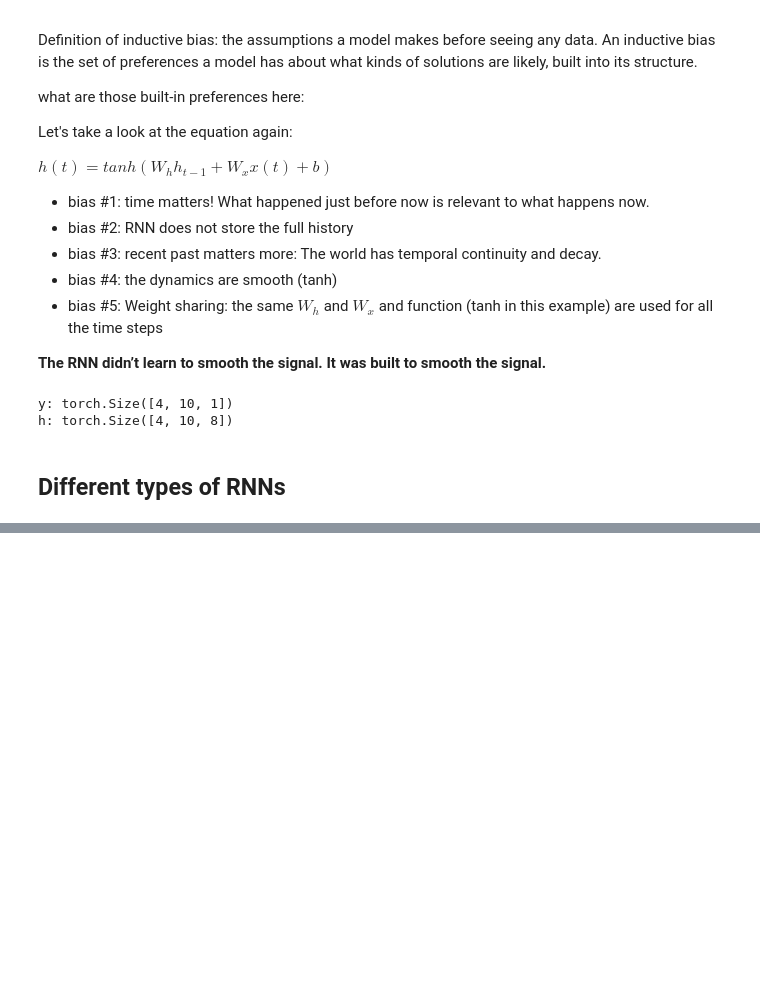
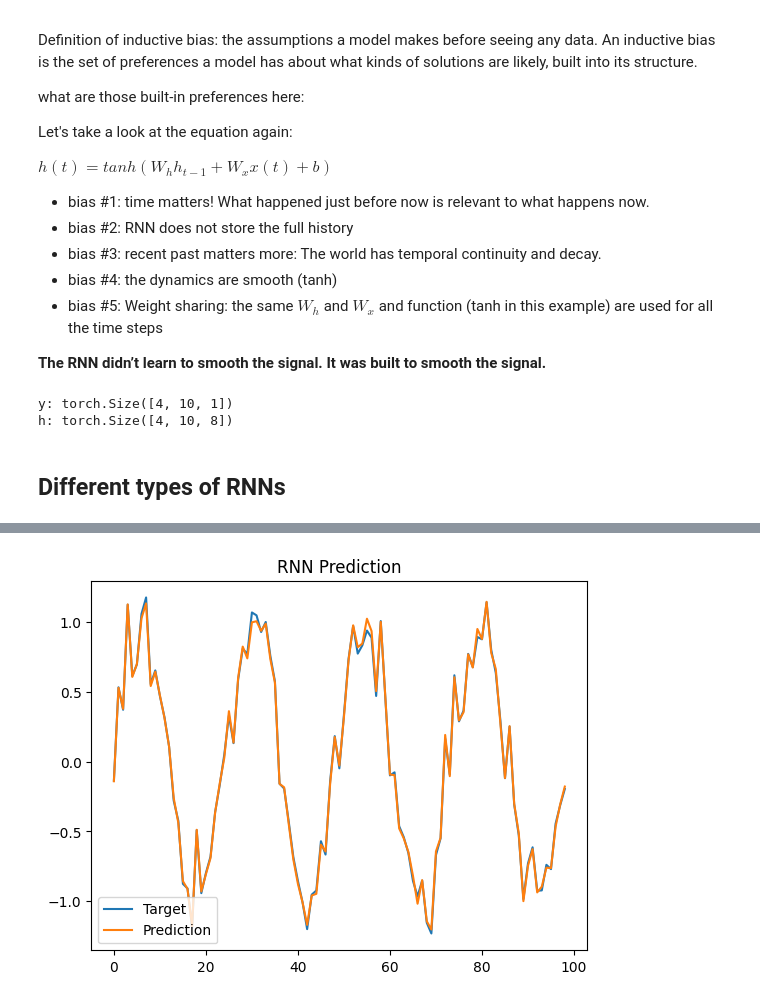
Before and after one commit to lshahsha/model_tutorial, a Jupyter notebook: notebooks/rnns.ipynb, the cells around one changed output, grey strips where cells are left out. Saved outputs shown, nothing was run; the diff lists cells and outputs as text; code cells hidden in the pictures; blank space fills up the shorter version.

```diff
--- a/notebooks/rnns.ipynb
+++ b/notebooks/rnns.ipynb
@@ -372,0 +471,12 @@ h: torch.Size([4, 10, 8])
+# %%
+with torch.no_grad():
+    pred, h = model(x)
+    pred = pred.detach().numpy()
+
+plt.plot(signal_noisy[1:], label="Target")
+plt.plot(pred[0, :, 0], label="Prediction")
+plt.legend()
+plt.title("RNN Prediction")
+plt.show()
+# %% [output]
+[figure, added]
```
Also changed, not shown: parts of 17 cells of this notebook.
